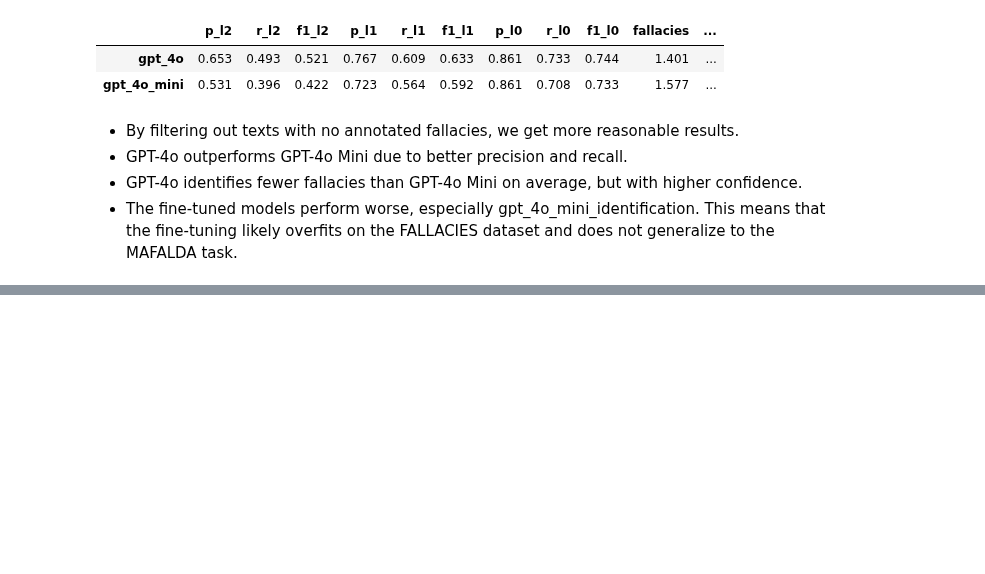
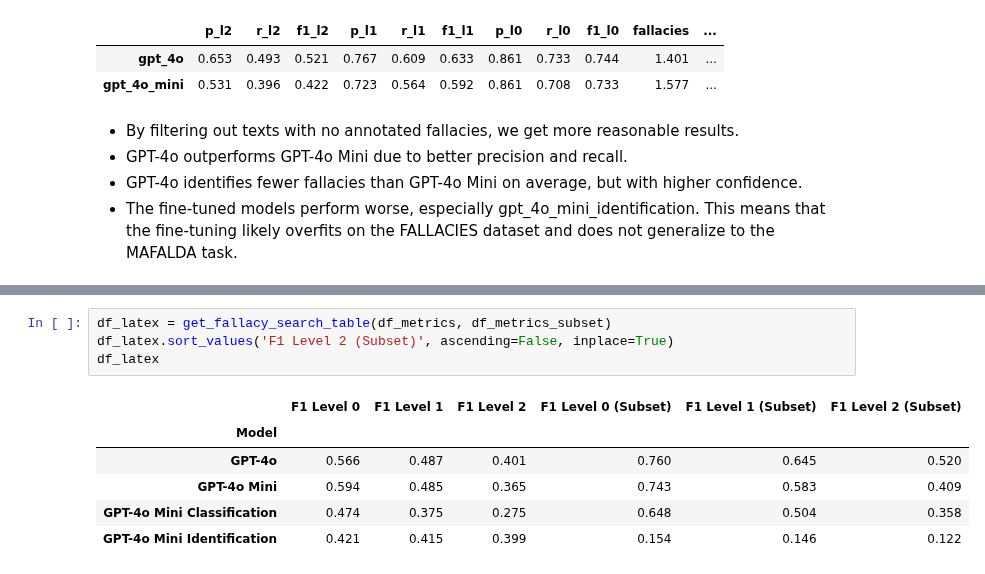
Before and after one commit to aimfeld/fallacy-detection, a Jupyter notebook: fallacy_search.ipynb, the cells around one changed output, grey strips where cells are left out. Saved outputs shown, nothing was run; the diff lists cells and outputs as text; blank space fills up the shorter version.

```diff
--- a/fallacy_search.ipynb
+++ b/fallacy_search.ipynb
@@ -126,0 +174,11 @@ GPT-4o Mini & 0.587 & 0.491 & 0.374 & 0.733 & 0.592 & 0.422 \\
+# %%
+df_latex = get_fallacy_search_table(df_metrics, df_metrics_subset)
+df_latex.sort_values('F1 Level 2 (Subset)', ascending=False, inplace=True)
+df_latex
+# %% [output]
+|  | F1 Level 0 | F1 Level 1 | F1 Level 2 | F1 Level 0 (Subset) | F1 Level 1 (Subset) | F1 Level 2 (Subset) |
+| Model |  |  |  |  |  |  |
+| GPT-4o | 0.566 | 0.487 | 0.401 | 0.760 | 0.645 | 0.520 |
+| GPT-4o Mini | 0.594 | 0.485 | 0.365 | 0.743 | 0.583 | 0.409 |
+| GPT-4o Mini Classification | 0.474 | 0.375 | 0.275 | 0.648 | 0.504 | 0.358 |
+| GPT-4o Mini Identification | 0.421 | 0.415 | 0.399 | 0.154 | 0.146 | 0.122 |
```
Also changed, not shown: parts of 15 cells of this notebook, 4 other files.
